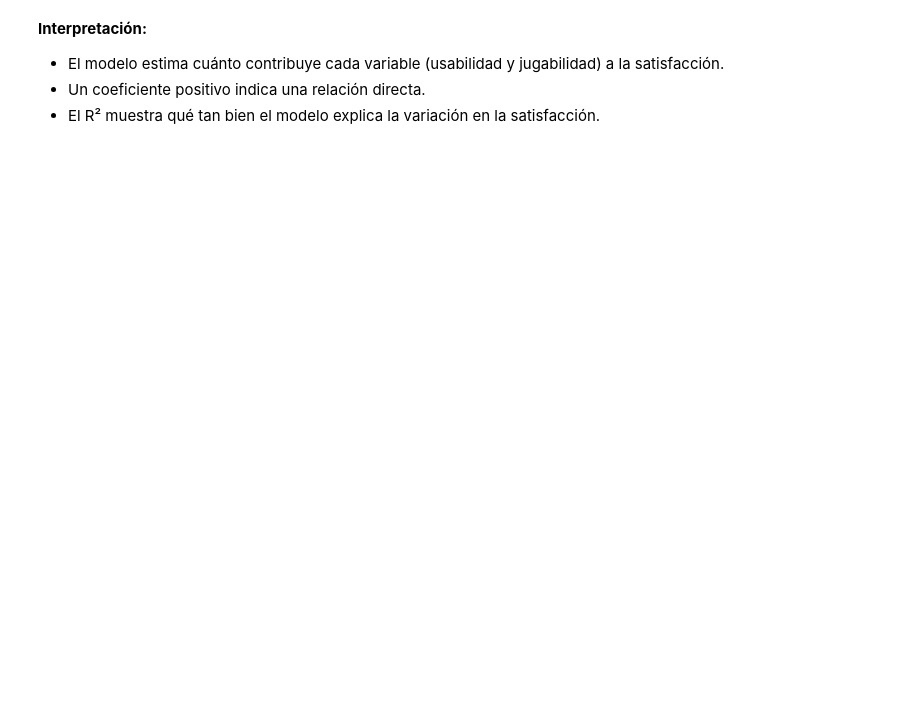
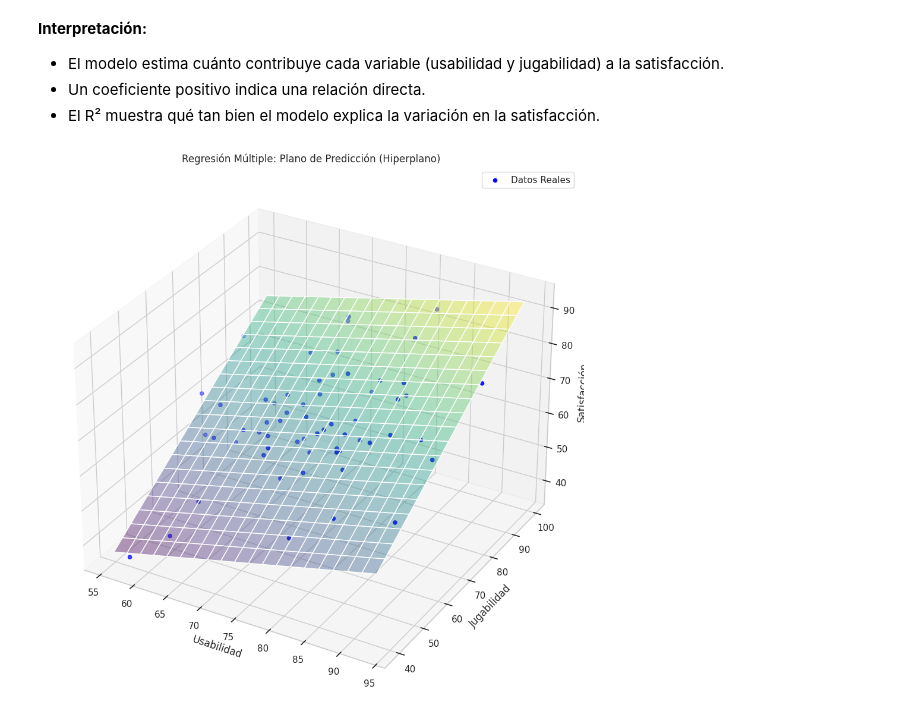
Before and after one commit to ClaudixoPG/ESI_2025_S1, a Jupyter notebook: notebooks/regresion_multiple_ux.ipynb, the cells around one changed output. Cells and saved outputs as stored; diff of their text form; code cells hidden in the pictures; blank space fills up the shorter version.

```diff
--- a/notebooks/regresion_multiple_ux.ipynb
+++ b/notebooks/regresion_multiple_ux.ipynb
@@ -33,3 +48,40 @@ print(f"R^2 Score: {model.score(X, y):.3f}")
 - El modelo estima cuánto contribuye cada variable (usabilidad y jugabilidad) a la satisfacción.
 - Un coeficiente positivo indica una relación directa.
 - El R² muestra qué tan bien el modelo explica la variación en la satisfacción.
+# %%
+from mpl_toolkits.mplot3d import Axes3D
+from matplotlib import pyplot as plt
+import numpy as np
+
+# Preparar datos
+X = df[["usability_score", "gameplay_score"]].values
+y = df["satisfaction_score"].values
+
+# Crear malla para predicción
+us_range = np.linspace(X[:, 0].min(), X[:, 0].max(), 20)
+gp_range = np.linspace(X[:, 1].min(), X[:, 1].max(), 20)
+us_grid, gp_grid = np.meshgrid(us_range, gp_range)
+X_grid = np.c_[us_grid.ravel(), gp_grid.ravel()]
+y_pred_grid = model.predict(X_grid).reshape(us_grid.shape)
+
+# Graficar
+fig = plt.figure(figsize=(12, 10))
+ax = fig.add_subplot(111, projection="3d")
+
+# Puntos reales
+ax.scatter(X[:, 0], X[:, 1], y, color='blue', label='Datos Reales')
+
+# Superficie de predicción
+ax.plot_surface(us_grid, gp_grid, y_pred_grid, alpha=0.4, cmap='viridis')
+
+ax.set_xlabel('Usabilidad')
+ax.set_ylabel('Jugabilidad')
+ax.set_zlabel('Satisfacción')
+ax.set_title('Regresión Múltiple: Plano de Predicción (Hiperplano)')
+
+plt.legend()
+#plt.tight_layout()
+fig.subplots_adjust(left=0.05, right=0.95, bottom=0.05, top=0.95)
+plt.show()
+# %% [output]
+[figure, added]
```
Also changed, not shown: parts of 3 cells of this notebook.
